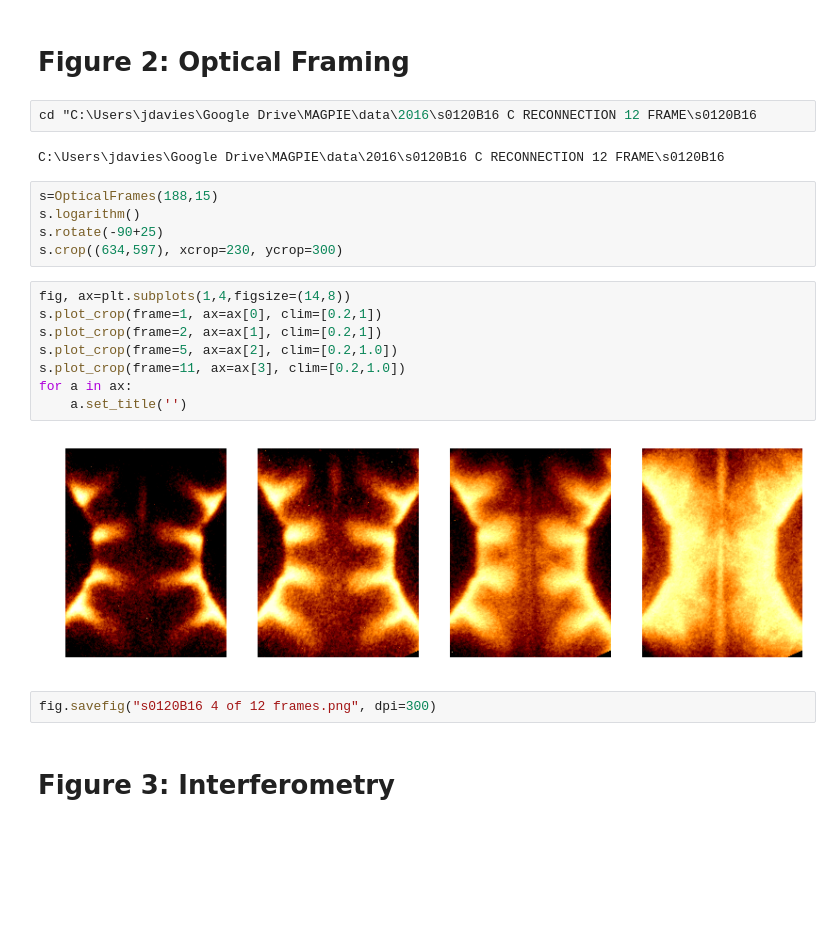
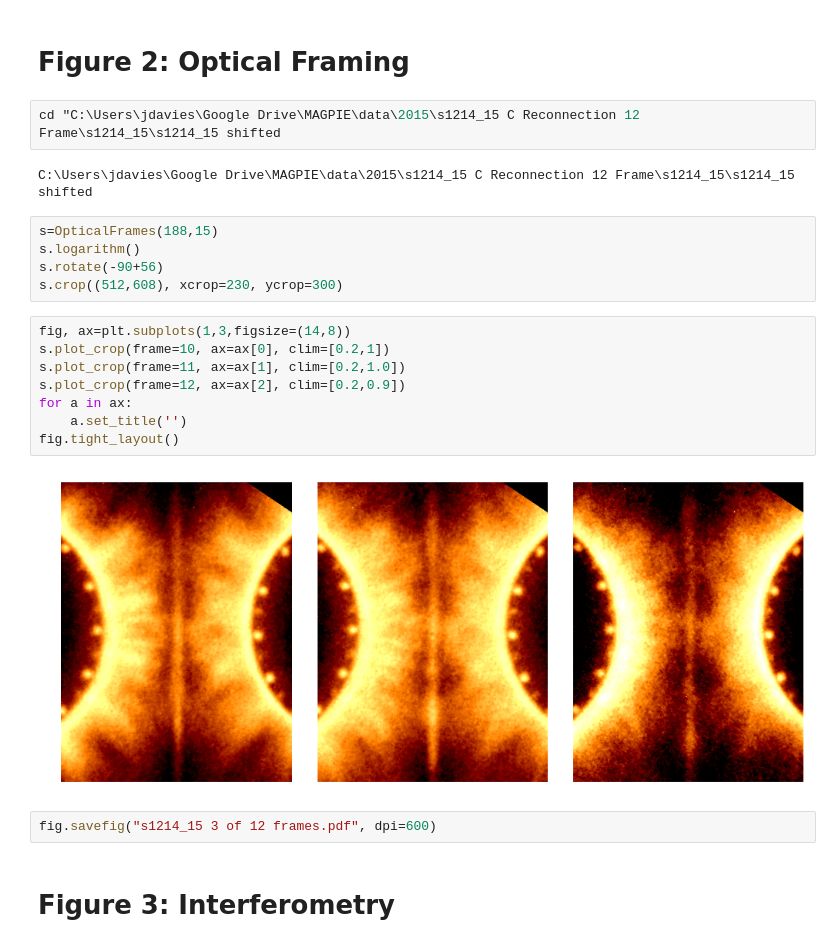
Before and after one commit to jdhare/magpie-analysis, a Jupyter notebook: Figures for Reconnection Paper.ipynb, the cells around one changed output. Drawn from its saved outputs; the diff is of its cells as text; blank space fills up the shorter version.

Commit message:
Changed 12 frame, added E_Rec

```diff
--- a/Figures for Reconnection Paper.ipynb
+++ b/Figures for Reconnection Paper.ipynb
@@ -36,26 +36,26 @@ fig.savefig("s1026_15 end on detail.png", dpi=300, bbox_inches='tight')
 # %% [markdown]
 # Figure 2: Optical Framing
 # %%
-cd "C:\Users\jdavies\Google Drive\MAGPIE\data\2016\s0120B16 C RECONNECTION 12 FRAME\s0120B16
+cd "C:\Users\jdavies\Google Drive\MAGPIE\data\2015\s1214_15 C Reconnection 12 Frame\s1214_15\s1214_15 shifted
 # %% [output]
-C:\Users\jdavies\Google Drive\MAGPIE\data\2016\s0120B16 C RECONNECTION 12 FRAME\s0120B16
+C:\Users\jdavies\Google Drive\MAGPIE\data\2015\s1214_15 C Reconnection 12 Frame\s1214_15\s1214_15 shifted
 # %%
 s=OpticalFrames(188,15)
 s.logarithm()
-s.rotate(-90+25)
-s.crop((634,597), xcrop=230, ycrop=300)
+s.rotate(-90+56)
+s.crop((512,608), xcrop=230, ycrop=300)
 # %%
-fig, ax=plt.subplots(1,4,figsize=(14,8))
-s.plot_crop(frame=1, ax=ax[0], clim=[0.2,1])
-s.plot_crop(frame=2, ax=ax[1], clim=[0.2,1])
-s.plot_crop(frame=5, ax=ax[2], clim=[0.2,1.0])
-s.plot_crop(frame=11, ax=ax[3], clim=[0.2,1.0])
+fig, ax=plt.subplots(1,3,figsize=(14,8))
+s.plot_crop(frame=10, ax=ax[0], clim=[0.2,1])
+s.plot_crop(frame=11, ax=ax[1], clim=[0.2,1.0])
+s.plot_crop(frame=12, ax=ax[2], clim=[0.2,0.9])
 for a in ax:
     a.set_title('')
+fig.tight_layout()
 # %% [output]
-[figure, old version]
+[figure, new version]
 # %%
-fig.savefig("s0120B16 4 of 12 frames.png", dpi=300)
+fig.savefig("s1214_15 3 of 12 frames.pdf", dpi=600)
 # %% [markdown]
 # Figure 3: Interferometry
 # %%
```
Also changed, not shown: parts of 8 cells of this notebook.
